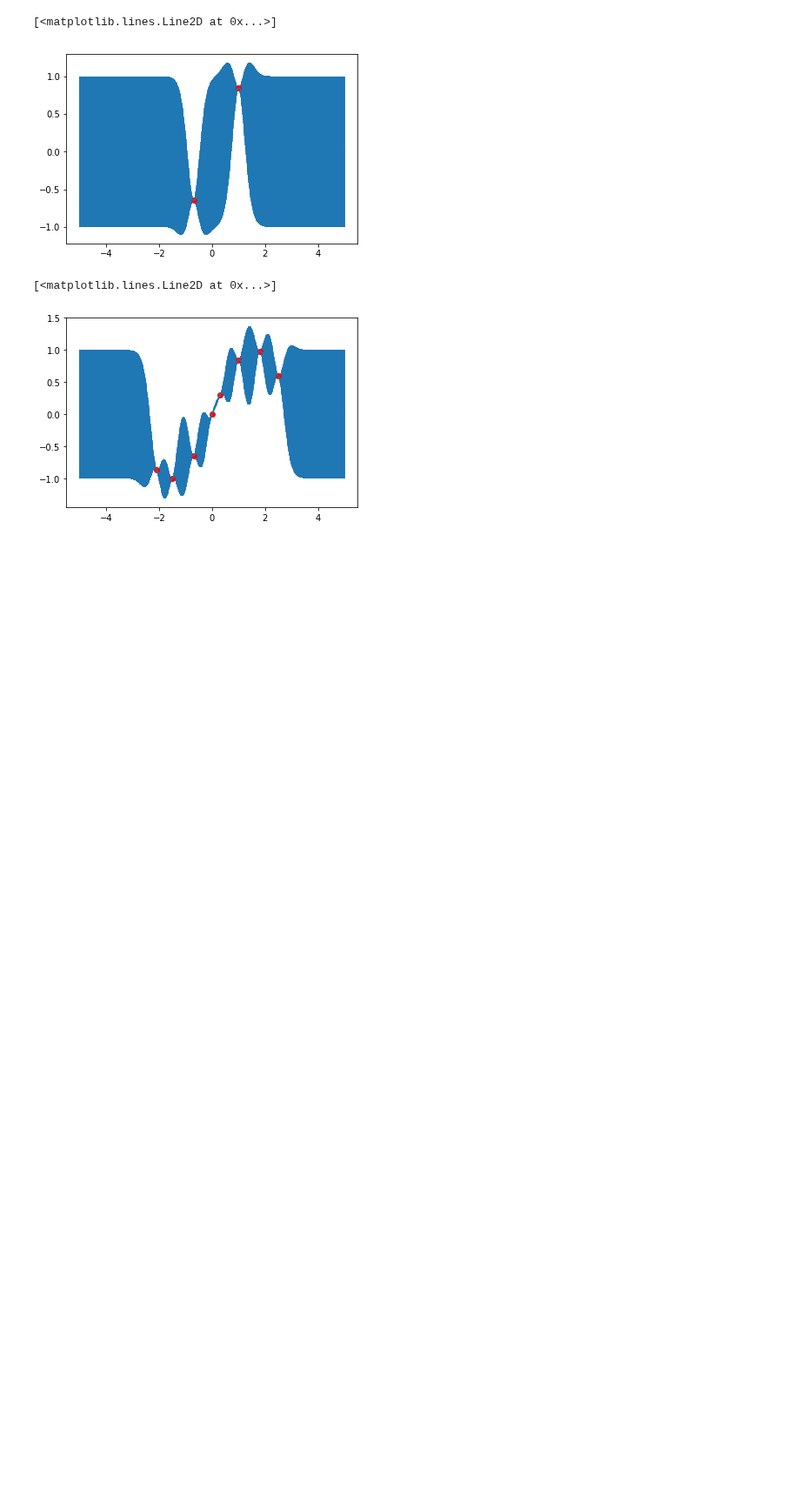
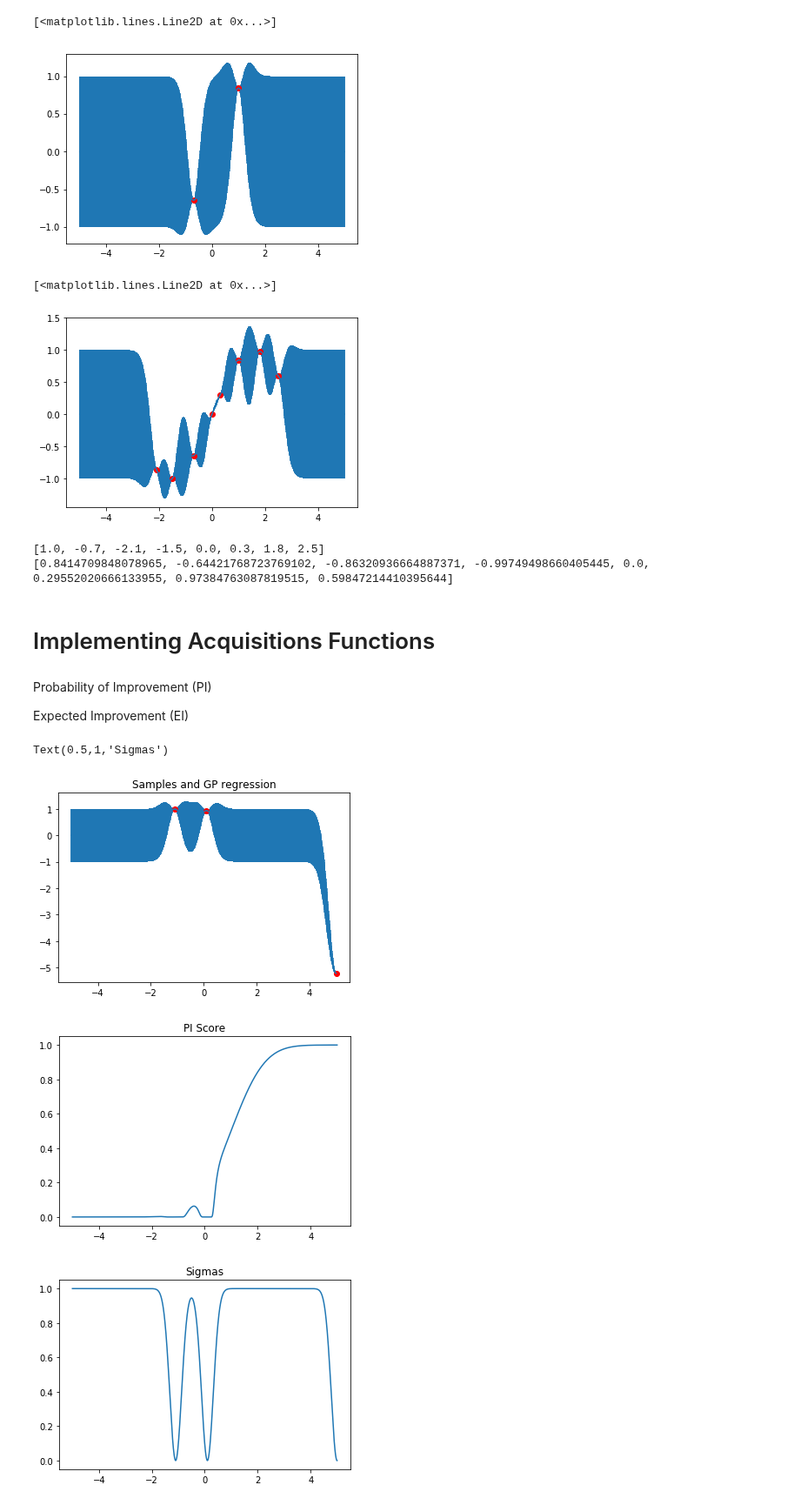
Before and after one commit to jamjs98764/Parallel-Bayesian-Optimisation, a Jupyter notebook: Sample Code/GP Reg (from scratch).ipynb, the cells around one changed output. Shown at 87% size. Cells and saved outputs as stored; diff of their text form; code cells hidden in the pictures; blank space fills up the shorter version.

Commit message:
acquisition functions

```diff
--- a/Sample Code/GP Reg (from scratch).ipynb
+++ b/Sample Code/GP Reg (from scratch).ipynb
@@ -119,3 +119,62 @@ plt.plot(x, y, "ro")
 # %% [output]
 [<matplotlib.lines.Line2D at 0x...>]
 [figure]
+# %%
+print(x)
+print(y)
+# %% [output]
+[1.0, -0.7, -2.1, -1.5, 0.0, 0.3, 1.8, 2.5]
+[0.8414709848078965, -0.64421768723769102, -0.86320936664887371, -0.99749498660405445, 0.0, 0.29552020666133955, 0.97384763087819515, 0.59847214410395644]
+# %% [markdown]
+# Implementing Acquisitions Functions
+# %% [markdown]
+Probability of Improvement (PI)
+
+Expected Improvement (EI)
+# %%
+def f2(x):
+    output = [np.cos(entry) - 0.1*entry**2 - 0.6*entry for entry in x]
+    return output
+# %%
+# Restarting x points
+x = [0.1, -1.1]
+y = f2(x)
+
+σ_new = exponential_cov(x, x, θ)
+predictions = [predict(i, x, exponential_cov, θ, σ_new, y) for i in x_pred]
+y_pred, sigmas = np.transpose(predictions)
+# %%
+from scipy.stats import norm
+
+current_best_y = max(y_pred)
+PI = norm.cdf((x_pred - current_best_y) / sigmas)
+max_index = np.argmax(PI)
+new_x = [x_pred[max_index]]
+new_y = f2(new_x)
+
+if new_x in x:
+    print("New point is same")
+else:
+    x += new_x
+    y += new_y
+σ_new = exponential_cov(x, x, θ)
+predictions = [predict(i, x, exponential_cov, θ, σ_new, y) for i in x_pred]
+y_pred, sigmas = np.transpose(predictions)
+
+plt.figure(1)
+plt.errorbar(x_pred, y_pred, yerr=sigmas, capsize=0)
+plt.title("Samples and GP regression")
+plt.plot(x, y, "ro")
+
+plt.figure(2)
+plt.title("PI Score")
+plt.plot(x_pred, PI)
+
+plt.figure(3)
+plt.plot(x_pred, sigmas)
+plt.title("Sigmas")
+# %% [output]
+Text(0.5,1,'Sigmas')
+[figure, added]
+[figure, added]
+[figure, added]
```
Also changed, not shown: parts of 7 cells of this notebook, 1 other file.
